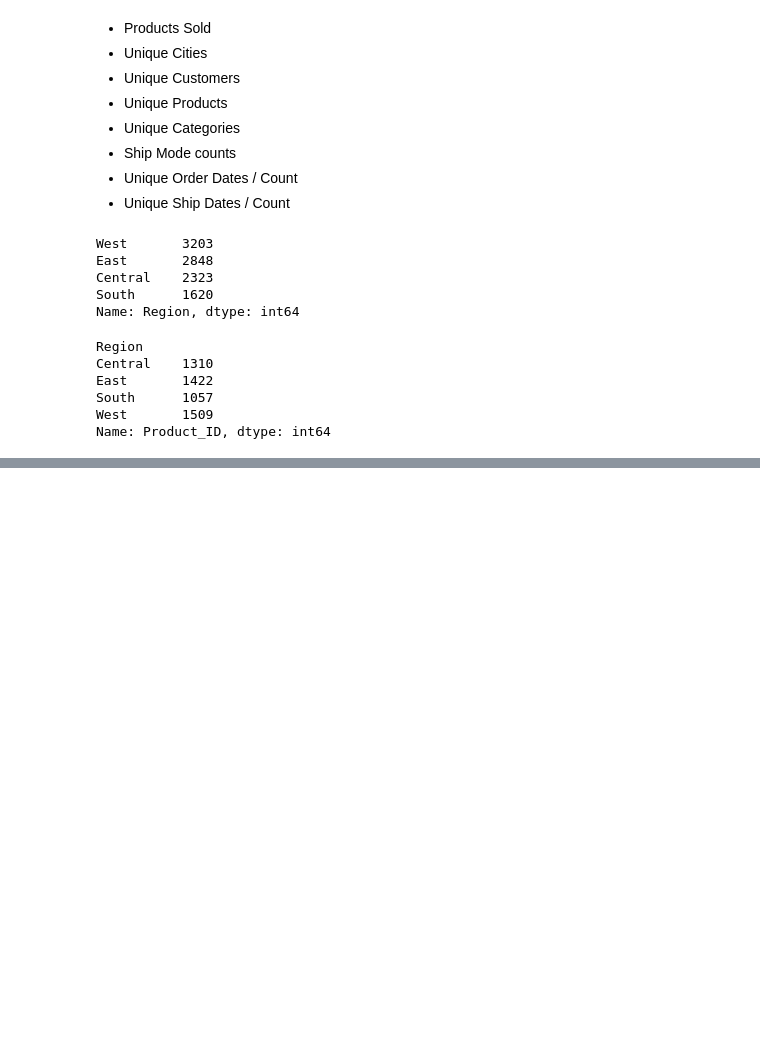
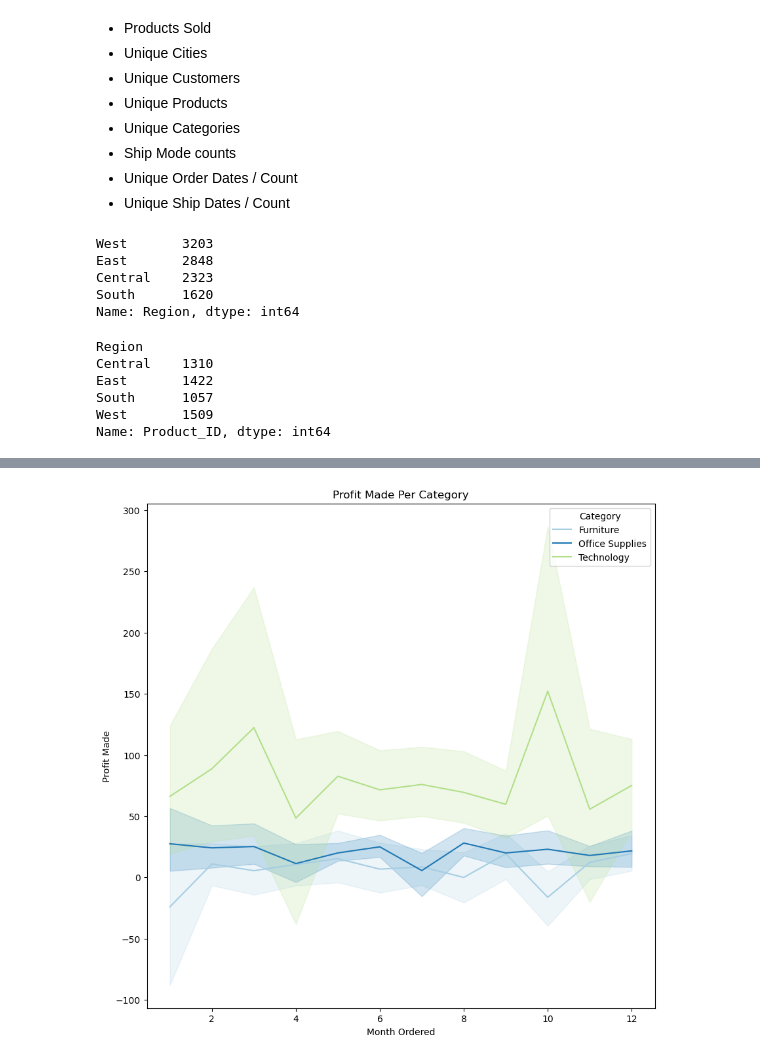
Before and after one commit to blwishom/Data-Analytics-Revisit-, a Jupyter notebook: Notebook1.ipynb, the cells around one changed output, grey strips where cells are left out. Saved outputs shown, nothing was run; the diff lists cells and outputs as text; code cells hidden in the pictures; blank space fills up the shorter version.

```diff
--- a/Notebook1.ipynb
+++ b/Notebook1.ipynb
@@ -87,0 +146,11 @@ prod_sold_per_region = df.groupby('Region')['Product_ID'].nunique()
+# %%
+fig, ax = plt.subplots(figsize=(10,10))
+ax = sns.lineplot(data = df, x=df.Order_Date.dt.month,y = "Profit",hue = "Category")
+ax.set(
+    xlabel='Month Ordered',
+    ylabel='Profit Made',
+    title='Profit Made Per Category',
+)
+plt.show()
+# %% [output]
+[figure, added]
```
Also changed, not shown: parts of 8 cells of this notebook.
